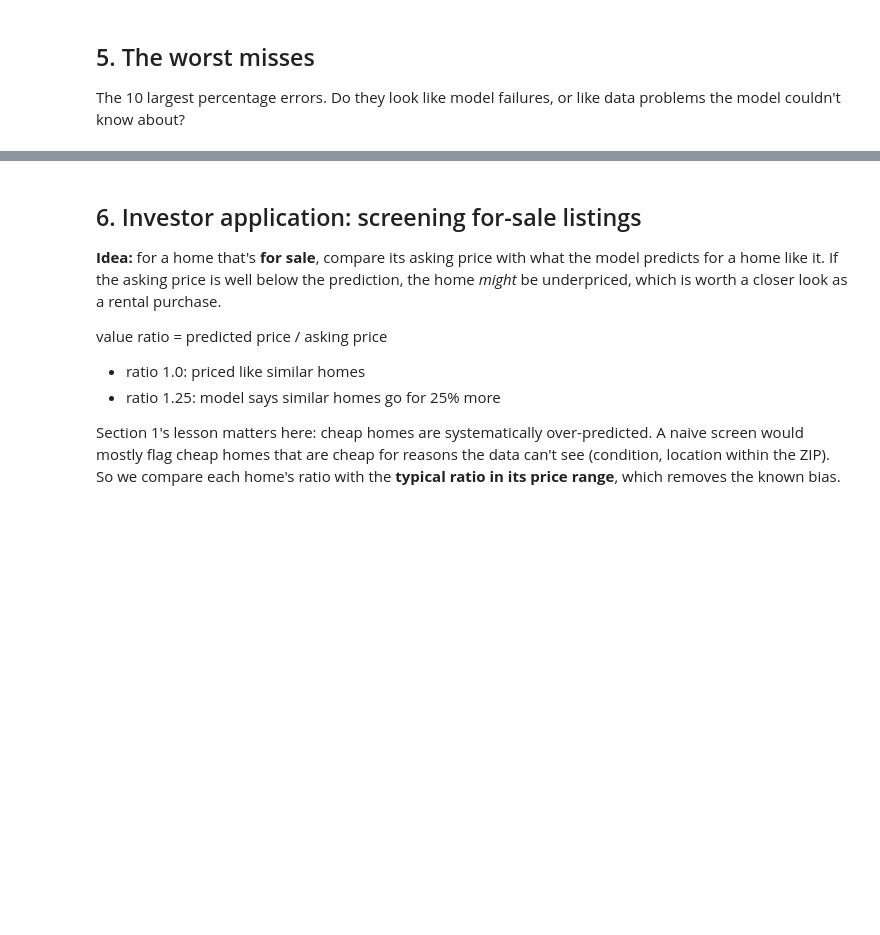
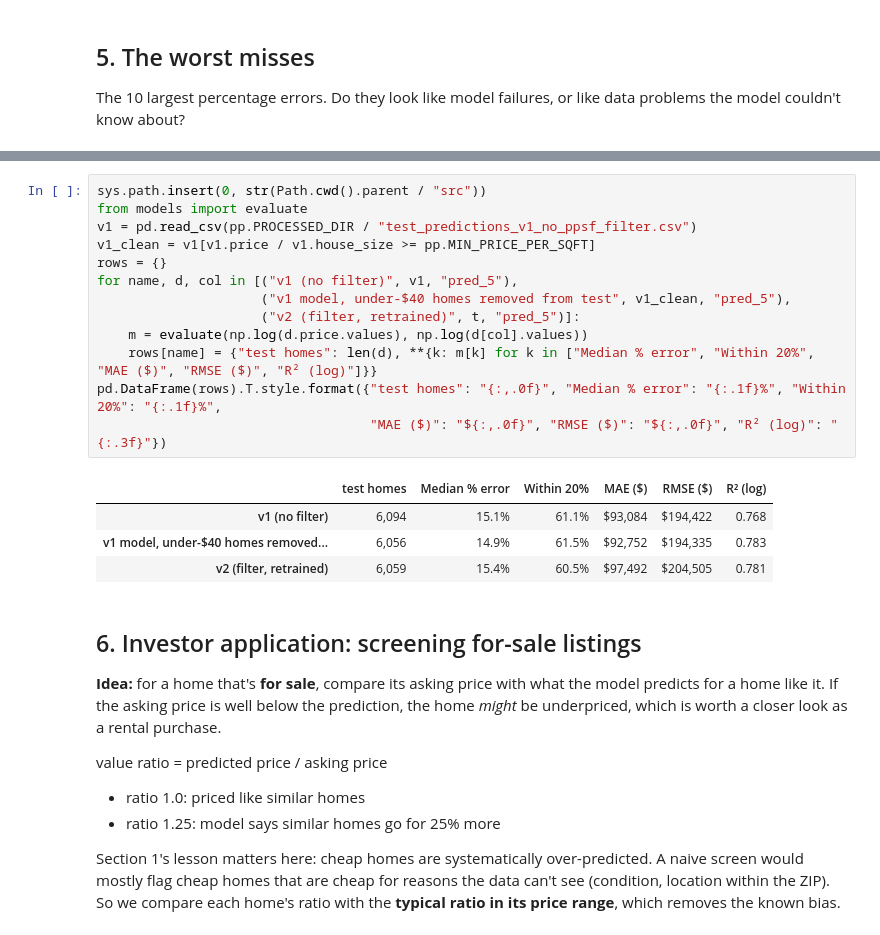
Before and after one commit to Carlos-Espitia/nc-home-price-prediction, a Jupyter notebook: notebooks/04_results.ipynb, the cells around one changed output, grey strips where cells are left out. Drawn from its saved outputs; the diff is of its cells as text; blank space fills up the shorter version.

```diff
--- a/notebooks/04_results.ipynb
+++ b/notebooks/04_results.ipynb
@@ -254,3 +262,21 @@ worst.assign(price_per_sqft=worst.price / worst.house_size).style.format(
+# %%
+sys.path.insert(0, str(Path.cwd().parent / "src"))
+from models import evaluate
+v1 = pd.read_csv(pp.PROCESSED_DIR / "test_predictions_v1_no_ppsf_filter.csv")
+v1_clean = v1[v1.price / v1.house_size >= pp.MIN_PRICE_PER_SQFT]
+rows = {}
+for name, d, col in [("v1 (no filter)", v1, "pred_5"),
+                     ("v1 model, under-$40 homes removed from test", v1_clean, "pred_5"),
+                     ("v2 (filter, retrained)", t, "pred_5")]:
+    m = evaluate(np.log(d.price.values), np.log(d[col].values))
+    rows[name] = {"test homes": len(d), **{k: m[k] for k in ["Median % error", "Within 20%", "MAE ($)", "RMSE ($)", "R² (log)"]}}
+pd.DataFrame(rows).T.style.format({"test homes": "{:,.0f}", "Median % error": "{:.1f}%", "Within 20%": "{:.1f}%",
+                                   "MAE ($)": "${:,.0f}", "RMSE ($)": "${:,.0f}", "R² (log)": "{:.3f}"})
+# %% [output]
+|  | test homes | Median % error | Within 20% | MAE ($) | RMSE ($) | R² (log) |
+| v1 (no filter) | 6,094 | 15.1% | 61.1% | $93,084 | $194,422 | 0.768 |
+| v1 model, under-$40 homes removed... | 6,056 | 14.9% | 61.5% | $92,752 | $194,335 | 0.783 |
+| v2 (filter, retrained) | 6,059 | 15.4% | 60.5% | $97,492 | $204,505 | 0.781 |
 # %% [markdown]
 ## 6. Investor application: screening for-sale listings
 
```
Also changed, not shown: parts of 12 cells of this notebook, 15 other files.
